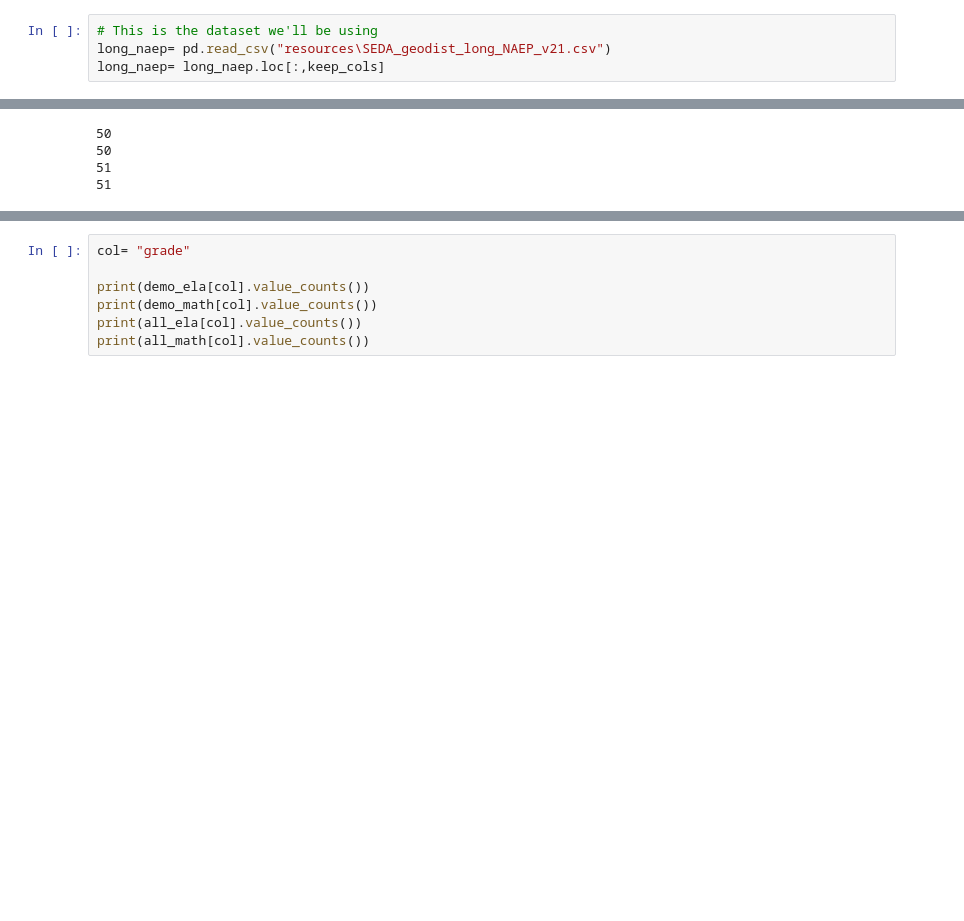
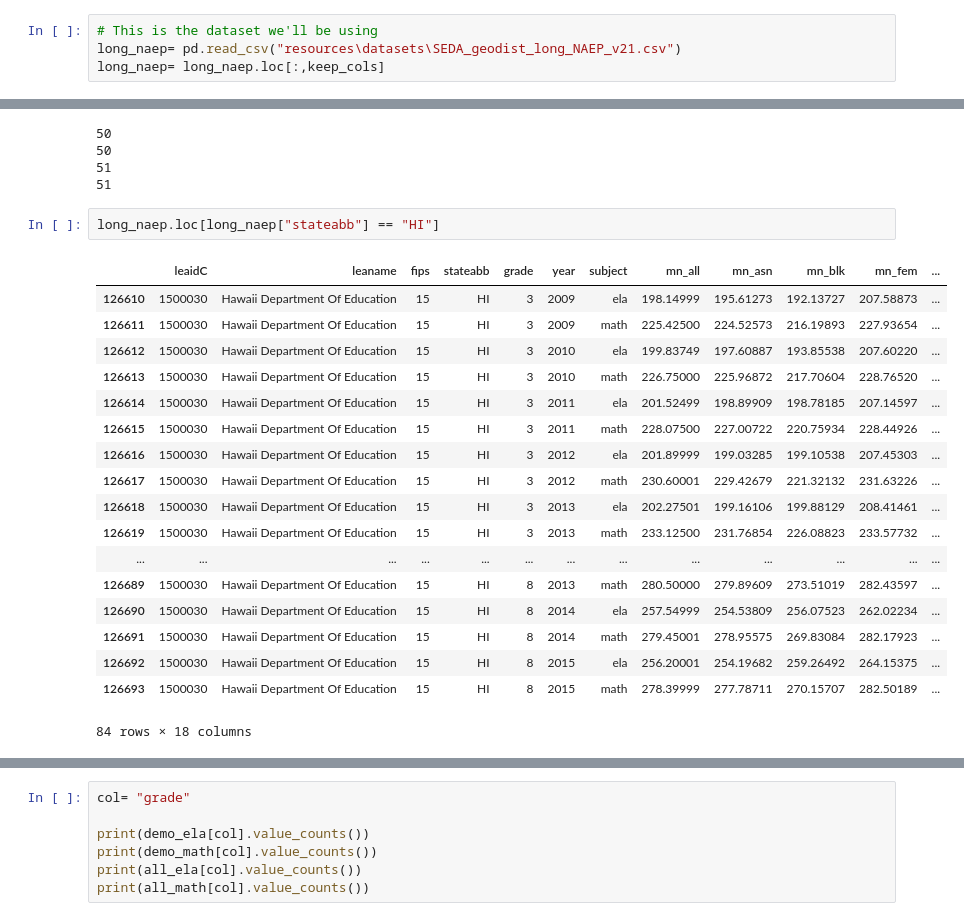
Before and after one commit to tbuck09/Education_Data_Visualization_Project, a Jupyter notebook: SEDA_Data_EDA.ipynb, the cells around one changed output, grey strips where cells are left out. Cells and saved outputs as stored; diff of their text form; blank space fills up the shorter version.

Commit message:
ela2015 and math2015

```diff
--- a/SEDA_Data_EDA.ipynb
+++ b/SEDA_Data_EDA.ipynb
@@ -20,5 +20,5 @@ long_gcs= pd.read_csv("resources\SEDA_geodist_long_GCS_v21.csv")
 # %%
 # This is the dataset we'll be using
-long_naep= pd.read_csv("resources\SEDA_geodist_long_NAEP_v21.csv")
+long_naep= pd.read_csv("resources\datasets\SEDA_geodist_long_NAEP_v21.csv")
 long_naep= long_naep.loc[:,keep_cols]
 # %%
@@ -357,3 +359,24 @@ print(len(all_math[col].value_counts()))
 50
 51
 51
+# %%
+long_naep.loc[long_naep["stateabb"] == "HI"]
+# %% [output]
+|  | leaidC | leaname | fips | stateabb | grade | year | subject | mn_all | mn_asn | mn_blk | mn_fem | ... |
+| 126610 | 1500030 | Hawaii Department Of Education | 15 | HI | 3 | 2009 | ela | 198.14999 | 195.61273 | 192.13727 | 207.58873 | ... |
+| 126611 | 1500030 | Hawaii Department Of Education | 15 | HI | 3 | 2009 | math | 225.42500 | 224.52573 | 216.19893 | 227.93654 | ... |
+| 126612 | 1500030 | Hawaii Department Of Education | 15 | HI | 3 | 2010 | ela | 199.83749 | 197.60887 | 193.85538 | 207.60220 | ... |
+| 126613 | 1500030 | Hawaii Department Of Education | 15 | HI | 3 | 2010 | math | 226.75000 | 225.96872 | 217.70604 | 228.76520 | ... |
+| 126614 | 1500030 | Hawaii Department Of Education | 15 | HI | 3 | 2011 | ela | 201.52499 | 198.89909 | 198.78185 | 207.14597 | ... |
+| 126615 | 1500030 | Hawaii Department Of Education | 15 | HI | 3 | 2011 | math | 228.07500 | 227.00722 | 220.75934 | 228.44926 | ... |
+| 126616 | 1500030 | Hawaii Department Of Education | 15 | HI | 3 | 2012 | ela | 201.89999 | 199.03285 | 199.10538 | 207.45303 | ... |
+| 126617 | 1500030 | Hawaii Department Of Education | 15 | HI | 3 | 2012 | math | 230.60001 | 229.42679 | 221.32132 | 231.63226 | ... |
+| 126618 | 1500030 | Hawaii Department Of Education | 15 | HI | 3 | 2013 | ela | 202.27501 | 199.16106 | 199.88129 | 208.41461 | ... |
+| 126619 | 1500030 | Hawaii Department Of Education | 15 | HI | 3 | 2013 | math | 233.12500 | 231.76854 | 226.08823 | 233.57732 | ... |
+| ... | ... | ... | ... | ... | ... | ... | ... | ... | ... | ... | ... | ... |
+| 126689 | 1500030 | Hawaii Department Of Education | 15 | HI | 8 | 2013 | math | 280.50000 | 279.89609 | 273.51019 | 282.43597 | ... |
+| 126690 | 1500030 | Hawaii Department Of Education | 15 | HI | 8 | 2014 | ela | 257.54999 | 254.53809 | 256.07523 | 262.02234 | ... |
+| 126691 | 1500030 | Hawaii Department Of Education | 15 | HI | 8 | 2014 | math | 279.45001 | 278.95575 | 269.83084 | 282.17923 | ... |
+| 126692 | 1500030 | Hawaii Department Of Education | 15 | HI | 8 | 2015 | ela | 256.20001 | 254.19682 | 259.26492 | 264.15375 | ... |
+| 126693 | 1500030 | Hawaii Department Of Education | 15 | HI | 8 | 2015 | math | 278.39999 | 277.78711 | 270.15707 | 282.50189 | ... |
+84 rows × 18 columns
```
Also changed, not shown: parts of 13 cells of this notebook, 4 other files.
